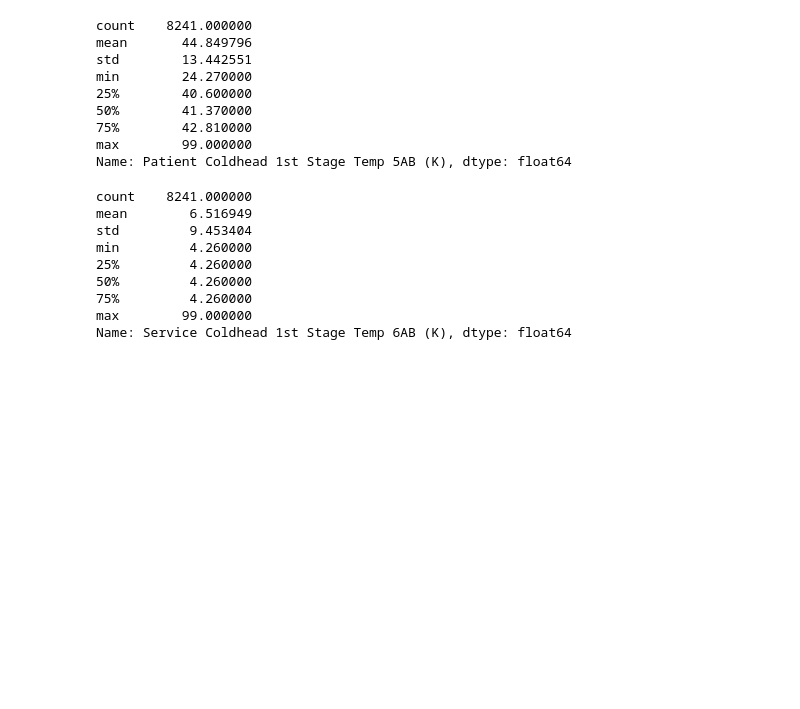
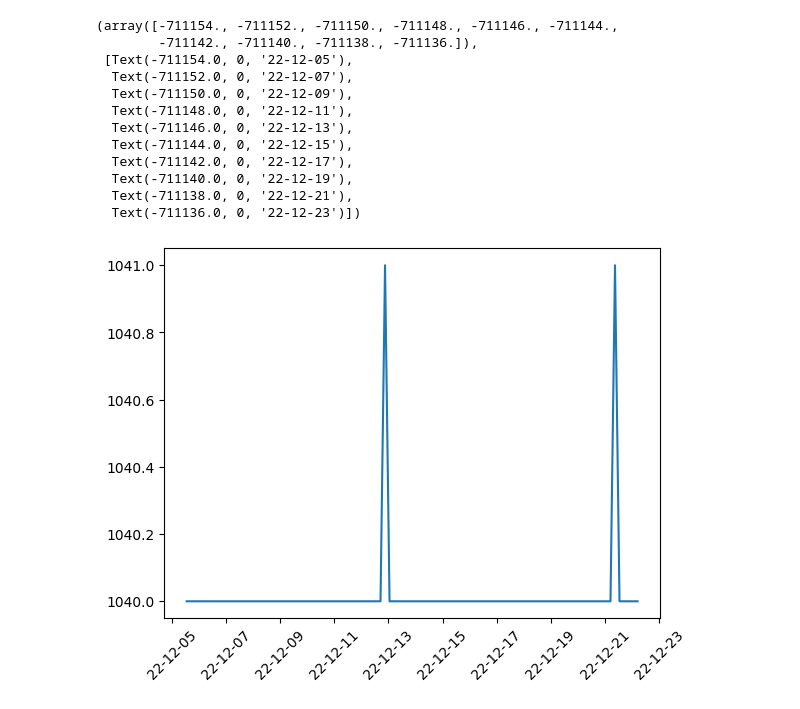
Before and after one commit to cjohnevans/MriQc, a Jupyter notebook: qc/magnet_status_7T.ipynb, the cells around one changed output. Drawn from its saved outputs; the diff is of its cells as text; code cells hidden in the pictures; blank space fills up the shorter version.

```diff
--- a/qc/magnet_status_7T.ipynb
+++ b/qc/magnet_status_7T.ipynb
@@ -10,24 +0,0 @@ log7t = log7t[log7t['Pressure (mB)']!=0]
-# %%
-log7t['Patient Coldhead 1st Stage Temp 5AB (K)'].describe()
-# %% [output]
-count    8241.000000
-mean       44.849796
-std        13.442551
-min        24.270000
-25%        40.600000
-50%        41.370000
-75%        42.810000
-max        99.000000
-Name: Patient Coldhead 1st Stage Temp 5AB (K), dtype: float64
-# %%
-log7t['Service Coldhead 1st Stage Temp 6AB (K)'].describe()
-# %% [output]
-count    8241.000000
-mean        6.516949
-std         9.453404
-min         4.260000
-25%         4.260000
-50%         4.260000
-75%         4.260000
-max        99.000000
-Name: Service Coldhead 1st Stage Temp 6AB (K), dtype: float64
@@ -33,0 +30,17 @@ Name: Service Coldhead 1st Stage Temp 6AB (K), dtype: float64
+# %%
+plt.plot(log7t['datetime'].values, log7t['Pressure (mB)'].values)
+plt.xticks(rotation=45)
+# %% [output]
+(array([-711154., -711152., -711150., -711148., -711146., -711144.,
+        -711142., -711140., -711138., -711136.]),
+ [Text(-711154.0, 0, '22-12-05'),
+  Text(-711152.0, 0, '22-12-07'),
+  Text(-711150.0, 0, '22-12-09'),
+  Text(-711148.0, 0, '22-12-11'),
+  Text(-711146.0, 0, '22-12-13'),
+  Text(-711144.0, 0, '22-12-15'),
+  Text(-711142.0, 0, '22-12-17'),
+  Text(-711140.0, 0, '22-12-19'),
+  Text(-711138.0, 0, '22-12-21'),
+  Text(-711136.0, 0, '22-12-23')])
+[figure, added]
```
Also changed, not shown: parts of 15 cells of this notebook, 2 other files.
